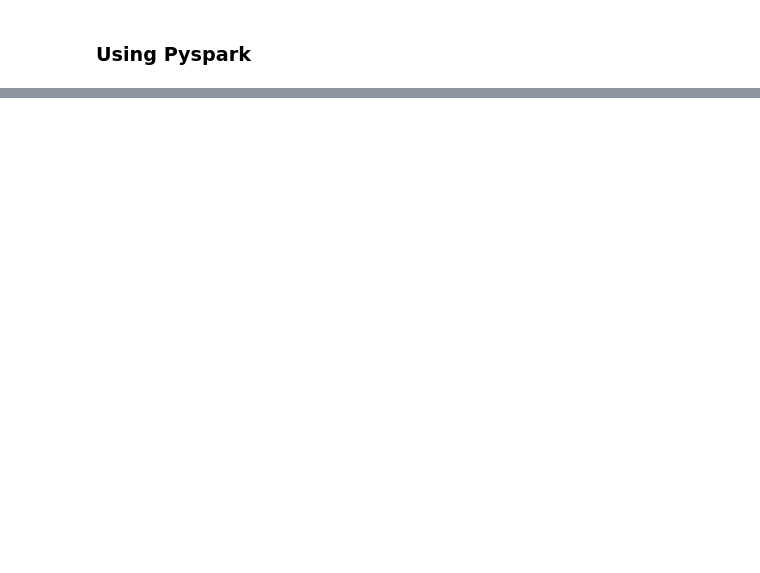
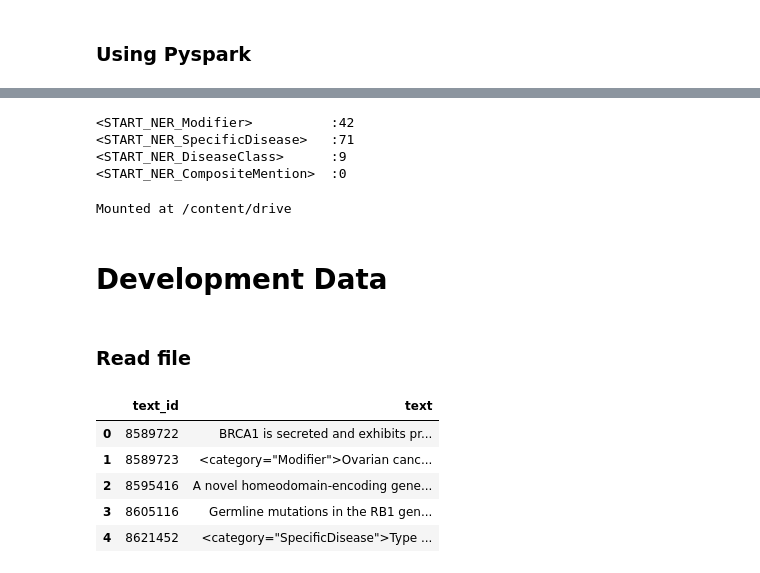
Before and after one commit to russell-ai/nlp, a Jupyter notebook: preprocessing/conll4ner/NCBI/ncbi.ipynb, the cells around one changed output, grey strips where cells are left out. Drawn from its saved outputs; the diff is of its cells as text; code cells hidden in the pictures; blank space fills up the shorter version.

```diff
--- a/preprocessing/conll4ner/NCBI/ncbi.ipynb
+++ b/preprocessing/conll4ner/NCBI/ncbi.ipynb
@@ -349,0 +766,35 @@ df
+# %%
+for label in labels:
+    counter = 0
+    for row in df.text:
+        counter += row.count(label)
+    print(f'{label:30}:{counter}')
+# %% [output]
+<START_NER_Modifier>          :42
+<START_NER_SpecificDisease>   :71
+<START_NER_DiseaseClass>      :9
+<START_NER_CompositeMention>  :0
+# %%
+from google.colab import drive
+drive.mount('/content/drive')
+# %% [output]
+Mounted at /content/drive
+# %% [markdown]
+# Development Data
+# %% [markdown]
+### Read file
+# %%
+df = pd.read_csv("/content/NCBI_corpus_development.txt",
+                 sep="\t",
+                 names=["text_id","text"],
+                 index_col=False,
+                 engine="python")
+# %%
+df.head()
+# %% [output]
+|  | text_id | text |
+| 0 | 8589722 | BRCA1 is secreted and exhibits pr... |
+| 1 | 8589723 | <category="Modifier">Ovarian canc... |
+| 2 | 8595416 | A novel homeodomain-encoding gene... |
+| 3 | 8605116 | Germline mutations in the RB1 gen... |
+| 4 | 8621452 | <category="SpecificDisease">Type ... |
```
Also changed, not shown: parts of 90 cells of this notebook.
